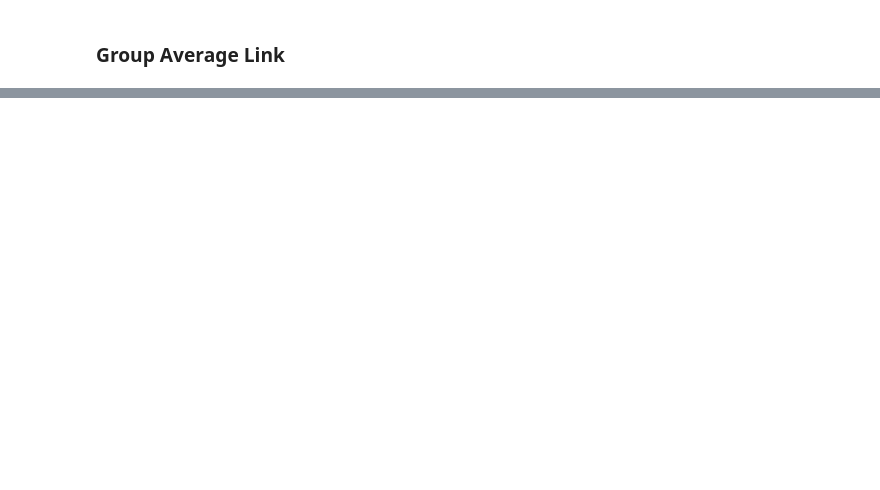
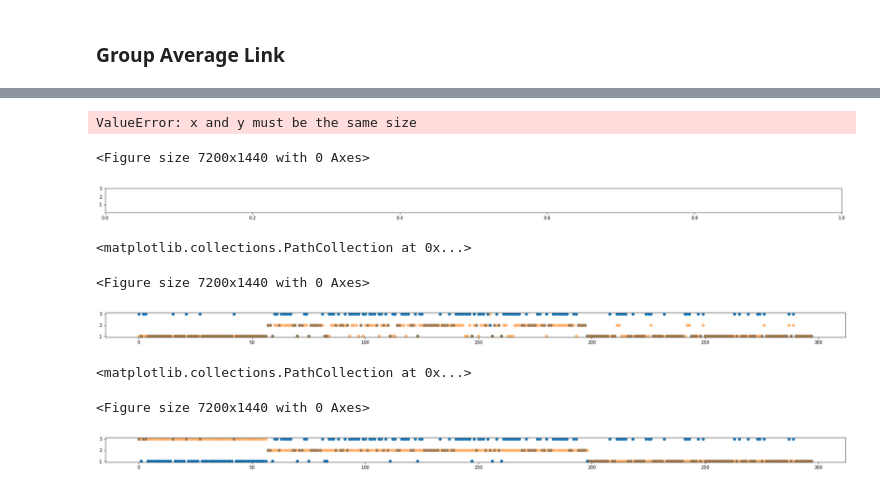
Before and after one commit to ryanyen2/hierarchical-clustering, a Jupyter notebook: as3-overall.ipynb, the cells around one changed output, grey strips where cells are left out. Cells and saved outputs as stored; diff of their text form; code cells hidden in the pictures; blank space fills up the shorter version.

```diff
--- a/as3-overall.ipynb
+++ b/as3-overall.ipynb
@@ -159,0 +192,14 @@ plt.savefig('output/complete_link.png')
+# %%
+from sklearn.metrics import accuracy_score
+
+def createNumArr(dat,mapper):
+    result = []
+    for i in range(0,len(dat)):
+        result.append(mapper[dat[i]])
+    return result
+# %%
+import itertools
+lists = list(itertools.permutations([1, 2, 3]))
+for i in range(0,len(lists)):
+    print({"DH":lists[i][0],"SL":lists[i][1],"NO":lists[i][2]})
+    print(accuracy_score(createNumArr(label,{"DH":lists[i][0],"SL":lists[i][1],"NO":lists[i][2]}), completeRe))
@@ -172,0 +314,20 @@ plt.show()
+# %%
+from sklearn.cluster import KMeans
+from sklearn.metrics import confusion_matrix
+from sklearn.metrics import accuracy_score
+
+km = KMeans(n_clusters=3)
+km.fit(x_scaled)
+km.labels_
+
+
+def cna(dat,mapper):
+    result = []
+    for i in range(0,len(dat)):
+        result.append(mapper[dat[i]])
+    return result
+
+lists = list(itertools.permutations([1, 2, 3]))
+for i in range(0,len(lists)):
+    print({"DH":lists[i][0],"SL":lists[i][1],"NO":lists[i][2]})
+    clusterIn = cna(label, {"DH":lists[i][0],"SL":lists[i][1],"NO":lists[i][2]})
@@ -172,0 +414,42 @@ plt.show()
+# %%
+fig = plt.figure(figsize=(100, 20))
+
+plt.rcParams["figure.figsize"] = (30, 1)
+fig, ax1 = plt.subplots()
+x = range(0, 294);
+plt.yticks([1, 2, 3])
+
+ax1.scatter(x, clusterIn, label = "K-Means", alpha=1)
+ax1.scatter(x, completeRe, label = "Complete Linkage", alpha=0.5)
+# %% [output]
+ValueError: x and y must be the same size
+<Figure size 7200x1440 with 0 Axes>
+[figure, added]
+# %%
+fig = plt.figure(figsize=(100, 20))
+
+plt.rcParams["figure.figsize"] = (30, 1)
+fig, ax1 = plt.subplots()
+x = range(0, 298);
+plt.yticks([1, 2, 3])
+
+ax1.scatter(x, kl, label = "K-Means", alpha=1)
+ax1.scatter(x, averageRe, label = "Average Linkage", alpha=0.5)
+# %% [output]
+<matplotlib.collections.PathCollection at 0x...>
+<Figure size 7200x1440 with 0 Axes>
+[figure, added]
+# %%
+fig = plt.figure(figsize=(100, 20))
+
+plt.rcParams["figure.figsize"] = (30, 1)
+fig, ax1 = plt.subplots()
+x = range(0, 298);
+plt.yticks([1, 2, 3])
+
+ax1.scatter(x, kl, label = "K-Means", alpha=1)
+ax1.scatter(x, clusterIn, label = "Complete Linkage", alpha=0.5)
+# %% [output]
+<matplotlib.collections.PathCollection at 0x...>
+<Figure size 7200x1440 with 0 Axes>
+[figure, added]
```
Also changed, not shown: parts of 25 cells of this notebook, 5 other files.
